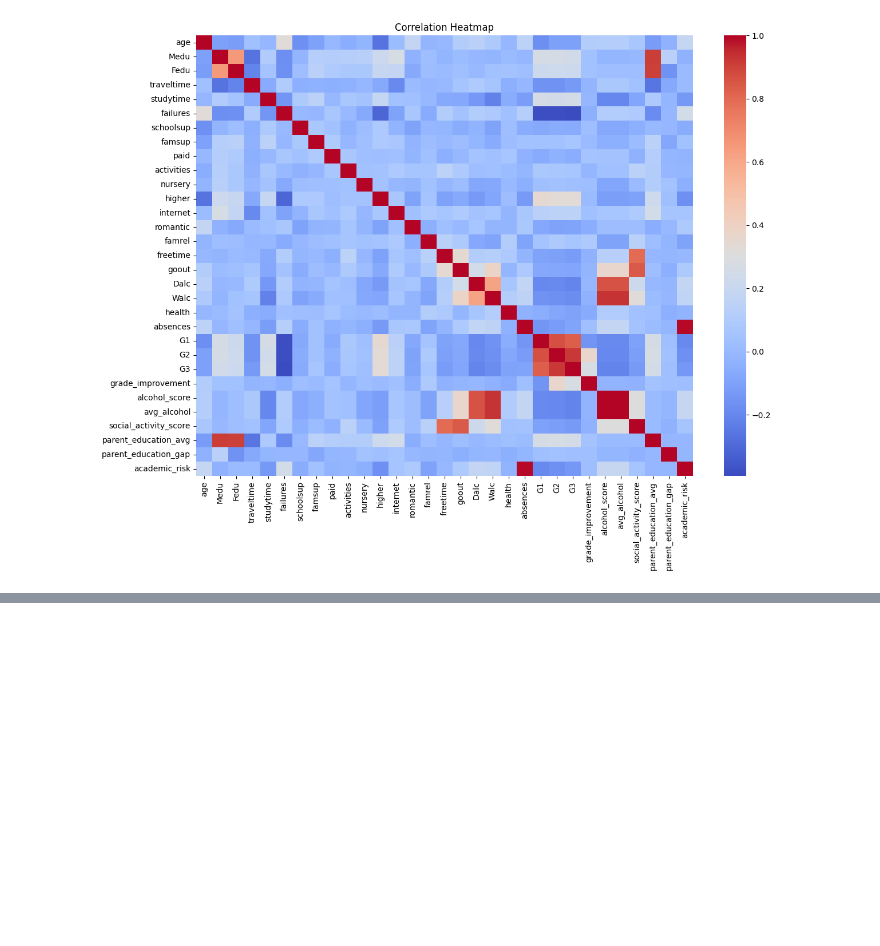
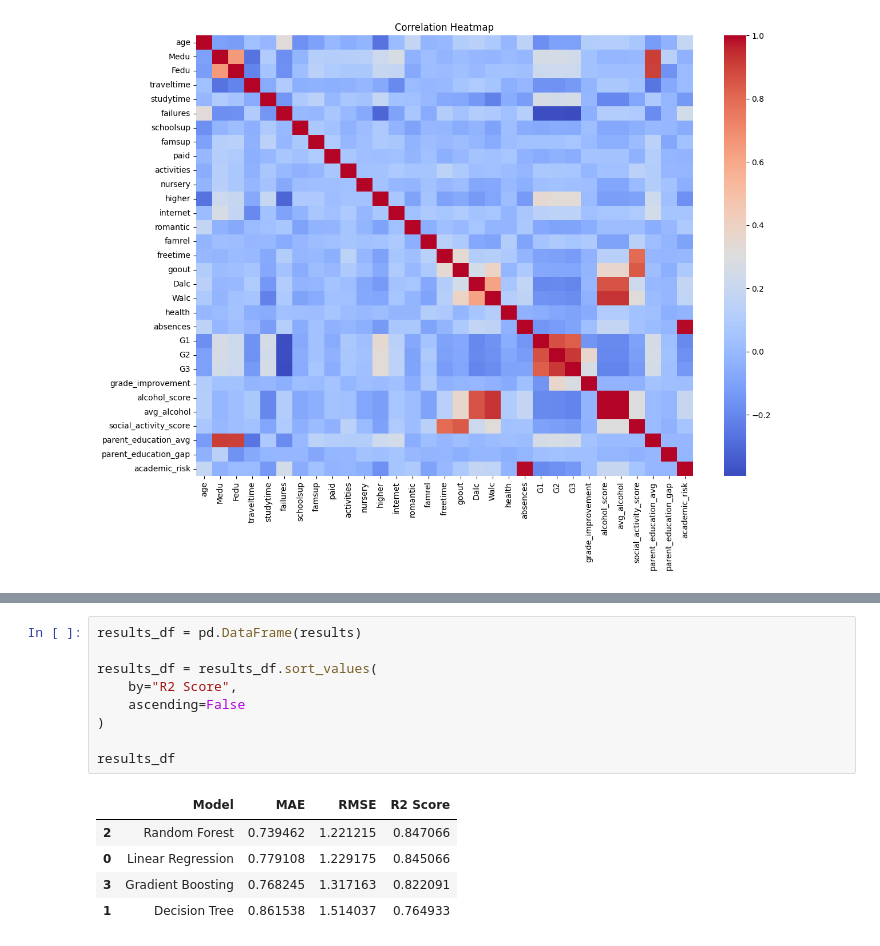
Before and after one commit to DebarghaMishra2/mlproject_endtoend, a Jupyter notebook: src/pipeline/EDA student_performance.ipynb, the cells around one changed output, grey strips where cells are left out. Saved outputs shown, nothing was run; the diff lists cells and outputs as text; blank space fills up the shorter version.

```diff
--- a/src/pipeline/EDA student_performance.ipynb
+++ b/src/pipeline/EDA student_performance.ipynb
@@ -447,0 +492,15 @@ Name: count, dtype: int64
+# %%
+results_df = pd.DataFrame(results)
+
+results_df = results_df.sort_values(
+    by="R2 Score",
+    ascending=False
+)
+
+results_df
+# %% [output]
+|  | Model | MAE | RMSE | R2 Score |
+| 2 | Random Forest | 0.739462 | 1.221215 | 0.847066 |
+| 0 | Linear Regression | 0.779108 | 1.229175 | 0.845066 |
+| 3 | Gradient Boosting | 0.768245 | 1.317163 | 0.822091 |
+| 1 | Decision Tree | 0.861538 | 1.514037 | 0.764933 |
```
Also changed, not shown: parts of 4 cells of this notebook, 6 other files.
